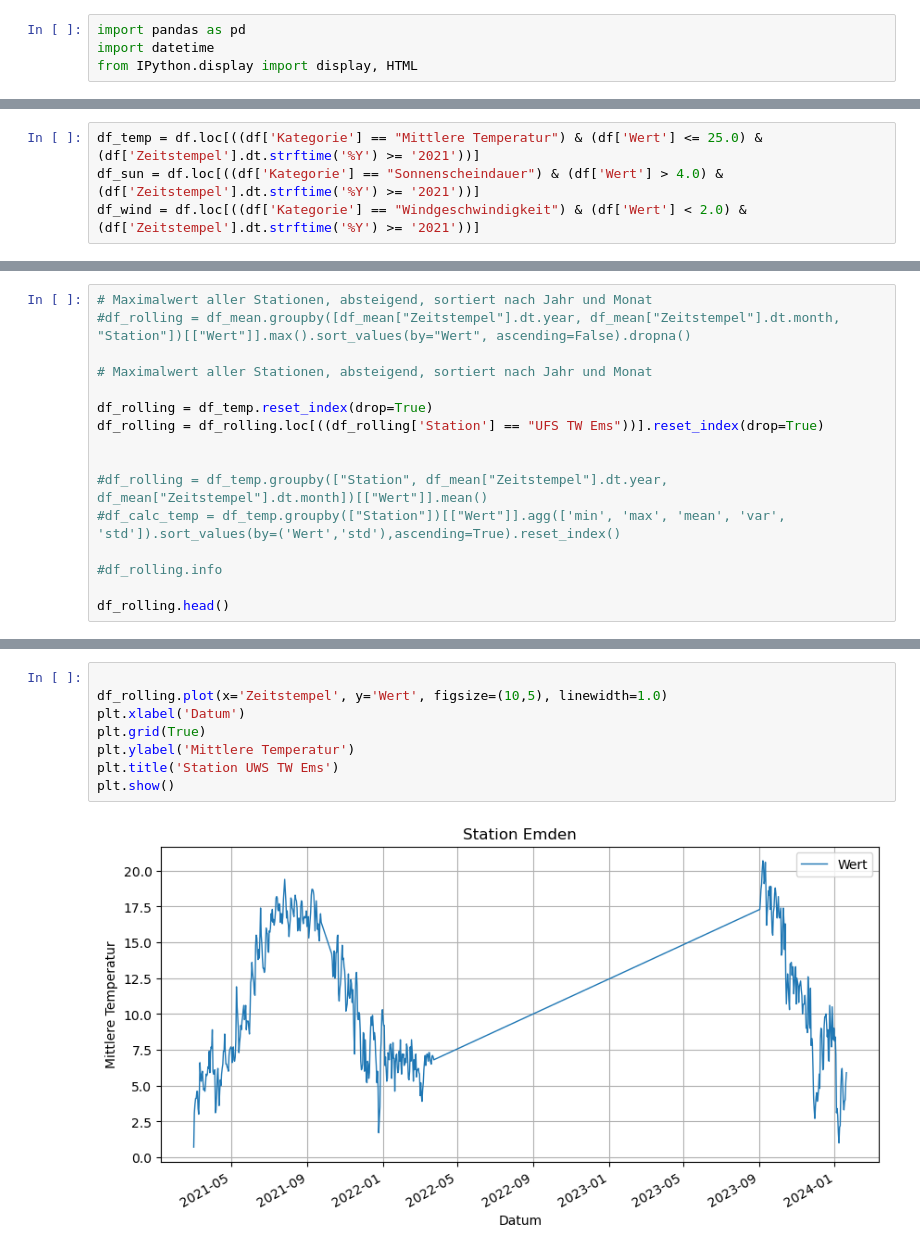
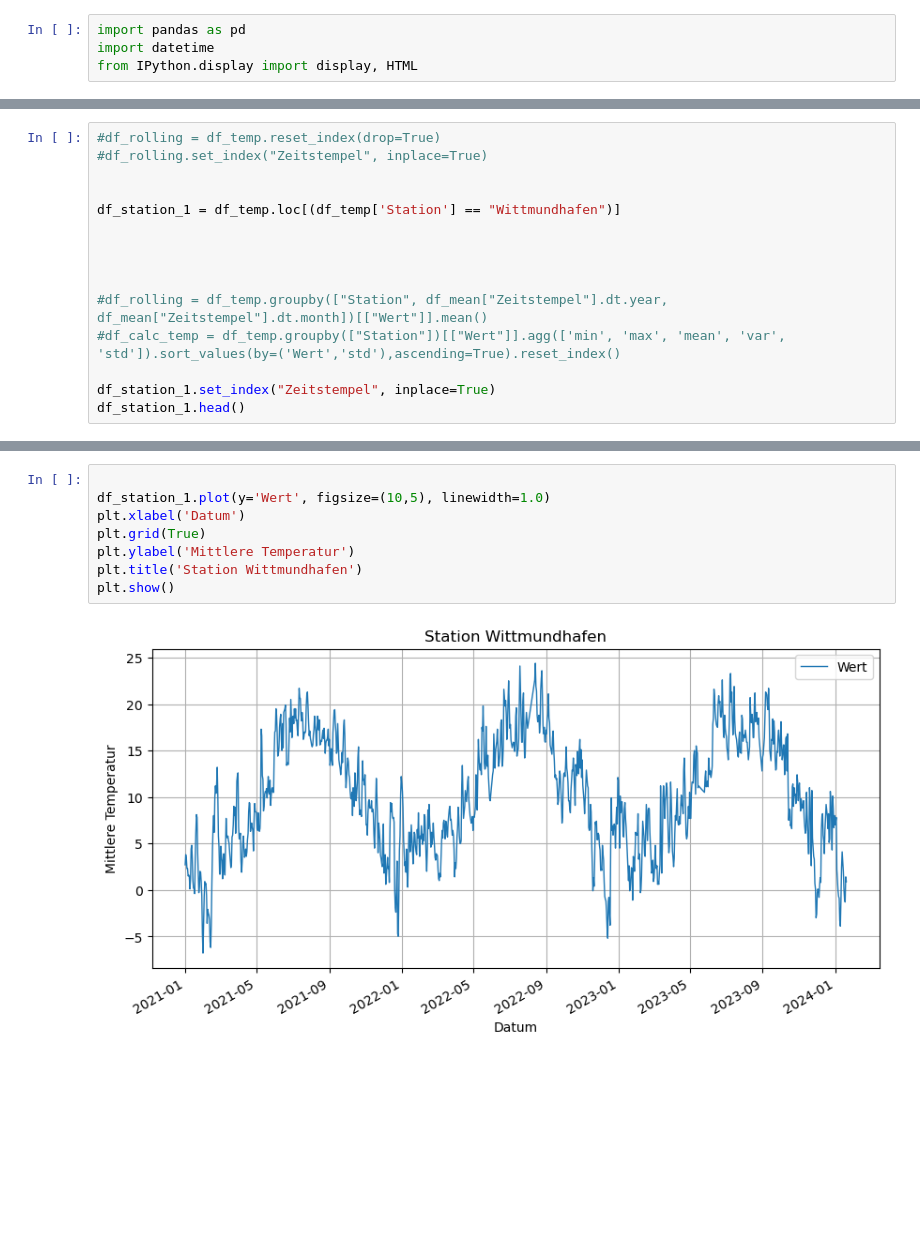
Before and after one commit to Gizmo-Labs/Statistical-Computing, a Jupyter notebook: Data-Analysis.ipynb, the cells around one changed output, grey strips where cells are left out. Drawn from its saved outputs; the diff is of its cells as text; blank space fills up the shorter version.

```diff
--- a/Data-Analysis.ipynb
+++ b/Data-Analysis.ipynb
@@ -96,4 +43,0 @@ df_sunshine_var.columns = ['Station', 'Varianzen']
-# %%
-df_temp = df.loc[((df['Kategorie'] == "Mittlere Temperatur") & (df['Wert'] <= 25.0) & (df['Zeitstempel'].dt.strftime('%Y') >= '2021'))]
-df_sun = df.loc[((df['Kategorie'] == "Sonnenscheindauer") & (df['Wert'] > 4.0) & (df['Zeitstempel'].dt.strftime('%Y') >= '2021'))]
-df_wind = df.loc[((df['Kategorie'] == "Windgeschwindigkeit") & (df['Wert'] < 2.0) & (df['Zeitstempel'].dt.strftime('%Y') >= '2021'))]
@@ -180,19 +219,18 @@ plot.set(title="Korrelation zwischen Maximaltemperaur und Standardabweichung", x
 <Figure size 2500x1000 with 0 Axes>
 [figure]
 # %%
-# Maximalwert aller Stationen, absteigend, sortiert nach Jahr und Monat
-#df_rolling = df_mean.groupby([df_mean["Zeitstempel"].dt.year, df_mean["Zeitstempel"].dt.month, "Station"])[["Wert"]].max().sort_values(by="Wert", ascending=False).dropna()
+#df_rolling = df_temp.reset_index(drop=True)
+#df_rolling.set_index("Zeitstempel", inplace=True)
 
-# Maximalwert aller Stationen, absteigend, sortiert nach Jahr und Monat
 
-df_rolling = df_temp.reset_index(drop=True)
-df_rolling = df_rolling.loc[((df_rolling['Station'] == "UFS TW Ems"))].reset_index(drop=True)
+df_station_1 = df_temp.loc[(df_temp['Station'] == "Wittmundhafen")]
+
+
 
 
 #df_rolling = df_temp.groupby(["Station", df_mean["Zeitstempel"].dt.year, df_mean["Zeitstempel"].dt.month])[["Wert"]].mean()
 #df_calc_temp = df_temp.groupby(["Station"])[["Wert"]].agg(['min', 'max', 'mean', 'var', 'std']).sort_values(by=('Wert','std'),ascending=True).reset_index()
 
-#df_rolling.info
-
-df_rolling.head()
+df_station_1.set_index("Zeitstempel", inplace=True)
+df_station_1.head()
 # %% [output]
@@ -205,10 +244,10 @@ df_rolling.head()
 # %%
 
-df_rolling.plot(x='Zeitstempel', y='Wert', figsize=(10,5), linewidth=1.0)
+df_station_1.plot(y='Wert', figsize=(10,5), linewidth=1.0)
 plt.xlabel('Datum')
 plt.grid(True)
 plt.ylabel('Mittlere Temperatur')
-plt.title('Station UWS TW Ems')
+plt.title('Station Wittmundhafen')
 plt.show()
 # %% [output]
-[figure, old version]
+[figure, new version]
```
Also changed, not shown: parts of 22 cells of this notebook, 1 other file.
